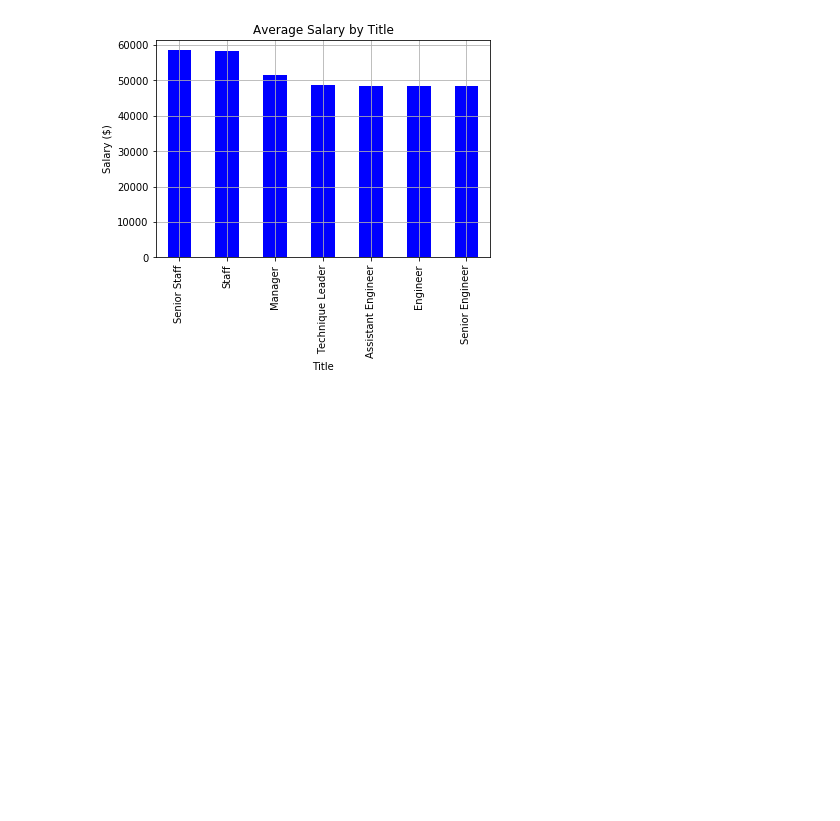
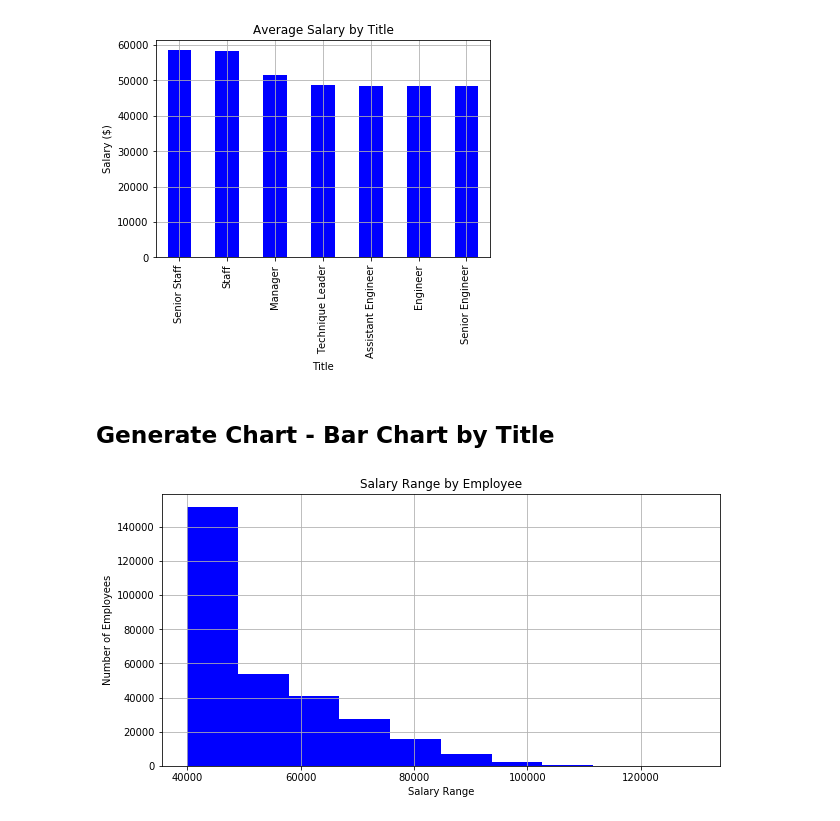
Before and after one commit to lachispa202/09-SQL-Homework, a Jupyter notebook: SQL Homework - Bonus.ipynb, the cells around one changed output. Cells and saved outputs as stored; diff of their text form; code cells hidden in the pictures; blank space fills up the shorter version.

```diff
--- a/SQL Homework - Bonus.ipynb
+++ b/SQL Homework - Bonus.ipynb
@@ -164,3 +168,20 @@ plt.savefig('Average_Salary_By_Title.png', bbox_inches='tight')
 # %% [output]
 <Figure size 720x360 with 0 Axes>
 [figure]
+# %% [markdown]
+## Generate Chart - Bar Chart by Title
+# %%
+# Create a histogram for the most common salary ranges by employee
+plt.figure(figsize=(10,5))
+plt.hist(salaries_employees["salary"], color='b', alpha=1);
+
+# Add titles.
+plt.xlabel("Salary Range")
+plt.ylabel("Number of Employees")
+plt.title("Salary Range by Employee")
+plt.grid(True)
+plt.show
+
+plt.savefig('Salary_Rangge_by_Employee.png', bbox_inches='tight')
+# %% [output]
+[figure, added]
```
Also changed, not shown: parts of 7 cells of this notebook, 1 other file.
